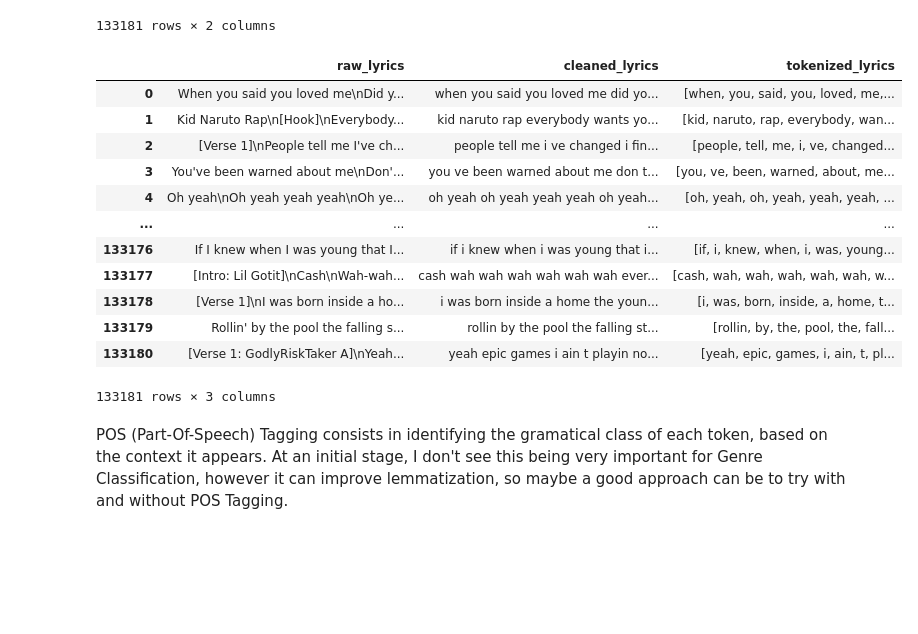
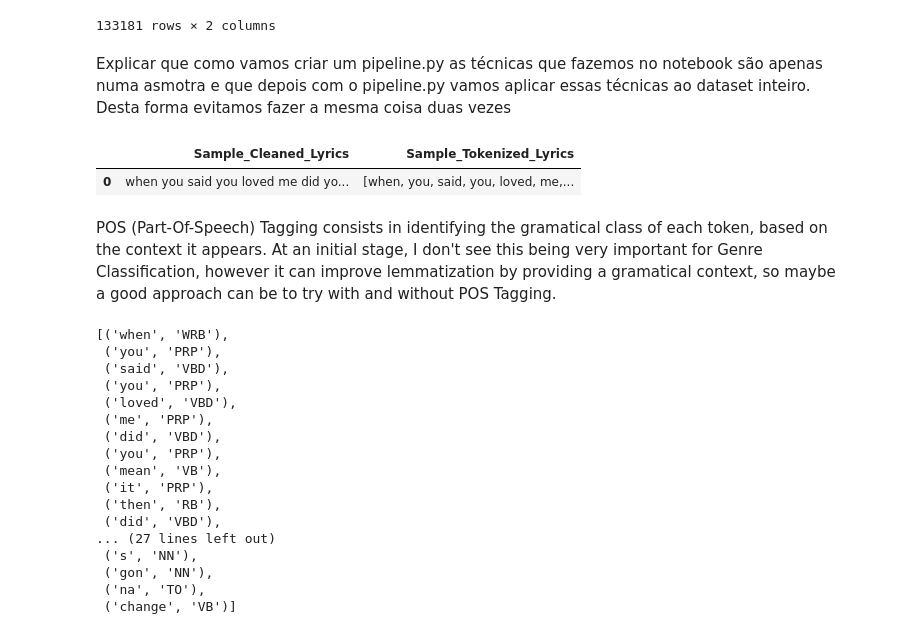
Before and after one commit to tiago2806/text-mining-project, a Jupyter notebook: 02 Data Exploration and Preprocessing.ipynb, the cells around one changed output. Cells and saved outputs as stored; diff of their text form; code cells hidden in the pictures; blank space fills up the shorter version.

Commit message:
técnicas no notebook

```diff
--- a/02 Data Exploration and Preprocessing.ipynb
+++ b/02 Data Exploration and Preprocessing.ipynb
@@ -798,25 +800,43 @@ train_dataset[['raw_lyrics', 'cleaned_lyrics']]
 | 133179 | Rollin' by the pool the falling s... | rollin by the pool the falling st... |
 | 133180 | [Verse 1: GodlyRiskTaker A]\nYeah... | yeah epic games i ain t playin no... |
 133181 rows × 2 columns
+# %% [markdown]
+Explicar que como vamos criar um pipeline.py as técnicas que fazemos no notebook são apenas numa asmotra e que depois com o pipeline.py vamos aplicar essas técnicas ao dataset inteiro. Desta forma evitamos fazer a mesma coisa duas vezes
 # %%
-train_dataset['tokenized_lyrics'] = train_dataset['cleaned_lyrics'].apply(word_tokenize)
+sample_lyrics = train_dataset['cleaned_lyrics'].iloc[0]
 
-train_dataset[['raw_lyrics', 'cleaned_lyrics', 'tokenized_lyrics']]
+sample_tokens = word_tokenize(sample_lyrics)
+
+comparison = pd.DataFrame({
+    "Sample_Cleaned_Lyrics": [sample_lyrics],
+    "Sample_Tokenized_Lyrics": [sample_tokens]  #como sample_tokens é uma lista, se não pusermos os [], cada elemento da lista vai ter a sua própria linha na DataFrame
+})
+comparison
 # %% [output]
-|  | raw_lyrics | cleaned_lyrics | tokenized_lyrics |
-| 0 | When you said you loved me\nDid y... | when you said you loved me did yo... | [when, you, said, you, loved, me,... |
-| 1 | Kid Naruto Rap\n[Hook]\nEverybody... | kid naruto rap everybody wants yo... | [kid, naruto, rap, everybody, wan... |
-| 2 | [Verse 1]\nPeople tell me I've ch... | people tell me i ve changed i fin... | [people, tell, me, i, ve, changed... |
-| 3 | You've been warned about me\nDon'... | you ve been warned about me don t... | [you, ve, been, warned, about, me... |
-| 4 | Oh yeah\nOh yeah yeah yeah\nOh ye... | oh yeah oh yeah yeah yeah oh yeah... | [oh, yeah, oh, yeah, yeah, yeah, ... |
-| ... | ... | ... | ... |
-| 133176 | If I knew when I was young that I... | if i knew when i was young that i... | [if, i, knew, when, i, was, young... |
-| 133177 | [Intro: Lil Gotit]\nCash\nWah-wah... | cash wah wah wah wah wah wah ever... | [cash, wah, wah, wah, wah, wah, w... |
-| 133178 | [Verse 1]\nI was born inside a ho... | i was born inside a home the youn... | [i, was, born, inside, a, home, t... |
-| 133179 | Rollin' by the pool the falling s... | rollin by the pool the falling st... | [rollin, by, the, pool, the, fall... |
-| 133180 | [Verse 1: GodlyRiskTaker A]\nYeah... | yeah epic games i ain t playin no... | [yeah, epic, games, i, ain, t, pl... |
+|  | Sample_Cleaned_Lyrics | Sample_Tokenized_Lyrics |
+| 0 | when you said you loved me did yo... | [when, you, said, you, loved, me,... |
-133181 rows × 3 columns
 # %% [markdown]
- POS (Part-Of-Speech) Tagging consists in identifying the gramatical class of each token, based on the context it appears. At an initial stage, I don't see this being very important for Genre Classification, however it can improve lemmatization, so maybe a good approach can be to try with and without POS Tagging.
+ POS (Part-Of-Speech) Tagging consists in identifying the gramatical class of each token, based on the context it appears. At an initial stage, I don't see this being very important for Genre Classification, however it can improve lemmatization by providing a gramatical context, so maybe a good approach can be to try with and without POS Tagging.
 # %%
 #NEXT STEPS: POS, stopwords, case sensitive lower(), stemming e lemmatization
+# %%
+sample_POS = pos_tag(sample_tokens)
+sample_POS
+# %% [output]
+[('when', 'WRB'),
+ ('you', 'PRP'),
+ ('said', 'VBD'),
+ ('you', 'PRP'),
+ ('loved', 'VBD'),
+ ('me', 'PRP'),
+ ('did', 'VBD'),
+ ('you', 'PRP'),
+ ('mean', 'VB'),
+ ('it', 'PRP'),
+ ('then', 'RB'),
+ ('did', 'VBD'),
+... (27 lines left out)
+ ('s', 'NN'),
+ ('gon', 'NN'),
+ ('na', 'TO'),
+ ('change', 'VB')]
```
Also changed, not shown: parts of 6 cells of this notebook.
